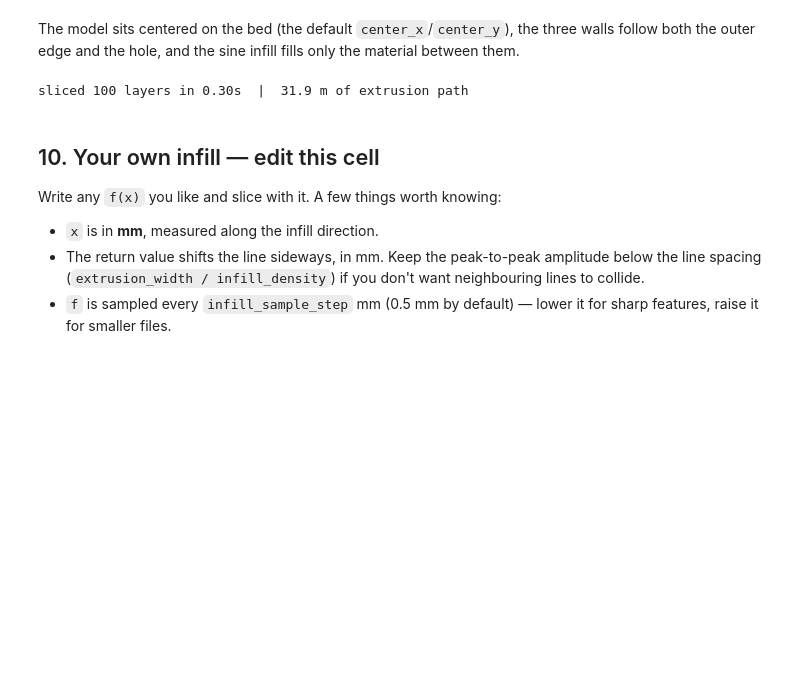
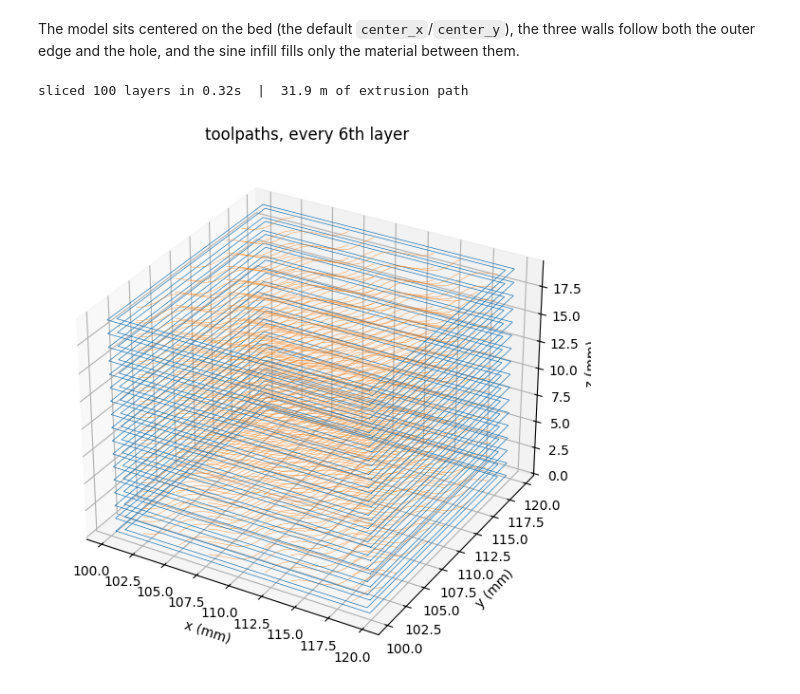
Before and after one commit to scott-abbott/math-lab, a Jupyter notebook: custom infill/slicer.ipynb, the cells around one changed output. Drawn from its saved outputs; the diff is of its cells as text; code cells hidden in the pictures; blank space fills up the shorter version.

```diff
--- a/custom infill/slicer.ipynb
+++ b/custom infill/slicer.ipynb
@@ -424,15 +444,28 @@ def iter_polygons(geom):
         yield geom
 
 
-def compute_perimeters(geom, extrusion_width: float, num_perimeters: int) -> List[Path2]:
-    """Wall loops, outermost first. Each is a closed list of (x, y) points."""
-    loops: List[Path2] = []
+def compute_perimeter_shells(geom, extrusion_width: float,
+                             num_perimeters: int) -> List[List[Path2]]:
+    """Wall loops grouped by shell, outermost shell first.
+
+    Shell 0 is the wall you can see from outside the part; the rest are
+    internal. Keeping them grouped lets the G-code label them correctly.
+    """
+    shells: List[List[Path2]] = []
     for i in range(num_perimeters):
         distance = extrusion_width / 2.0 + i * extrusion_width
+        loops: List[Path2] = []
         for poly in iter_polygons(geom.buffer(-distance, join_style=2)):  # mitre joins
             loops.append(list(poly.exterior.coords))
             loops.extend(list(ring.coords) for ring in poly.interiors)
-    return loops
+        shells.append(loops)
+    return shells
+
+
+def compute_perimeters(geom, extrusion_width: float, num_perimeters: int) -> List[Path2]:
+    """Wall loops, outermost first, flattened into a single list."""
+    return [loop for shell in compute_perimeter_shells(geom, extrusion_width, num_perimeters)
+            for loop in shell]
 
 
 def compute_infill_region(geom, extrusion_width: float, num_perimeters: int):
@@ -863,21 +1311,11 @@ only the material between them.
 # %%
 # Solid cube, and a 3D look at the alternating infill direction.
 cube_cfg = PrintConfig(layer_height=0.2, num_perimeters=2, infill_density=0.2)
 cube_layers = slice_model(load_stl("cube.stl"), cube_cfg, pattern=sine_pattern)
 
-# plot_toolpaths_3d(cube_layers, every=6)
-# plt.tight_layout()
-# plt.show()
+plot_toolpaths_3d(cube_layers, every=6)
+plt.tight_layout()
+plt.show()
 # %% [output]
-sliced 100 layers in 0.30s  |  31.9 m of extrusion path
+sliced 100 layers in 0.32s  |  31.9 m of extrusion path
+[figure, added]
-# %% [markdown]
-## 10. Your own infill — edit this cell
-
-Write any `f(x)` you like and slice with it. A few things worth knowing:
-
-- `x` is in **mm**, measured along the infill direction.
-- The return value shifts the line sideways, in mm. Keep the peak-to-peak
-  amplitude below the line spacing (`extrusion_width / infill_density`) if you
-  don't want neighbouring lines to collide.
-- `f` is sampled every `infill_sample_step` mm (0.5 mm by default) — lower it
-  for sharp features, raise it for smaller files.
```
Also changed, not shown: parts of 39 cells of this notebook, 7 other files.
